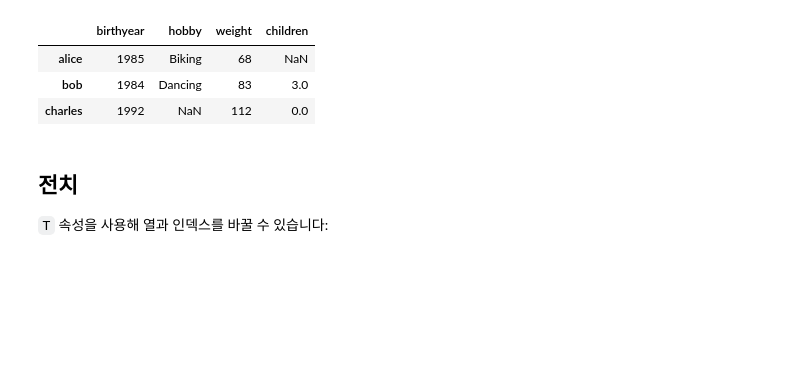
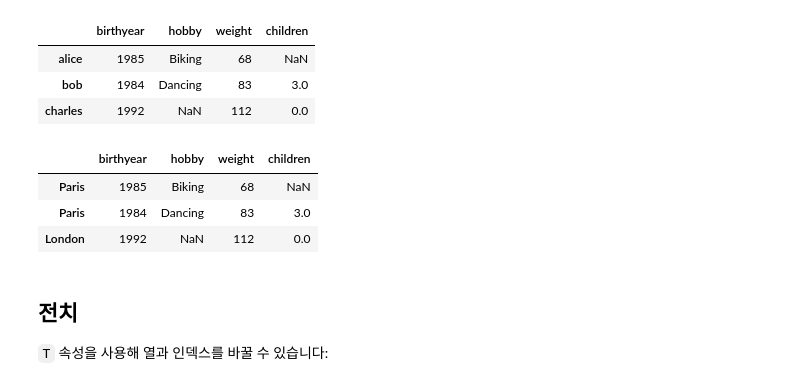
Before and after one commit to ljw02220/blog, a Jupyter notebook: data_mining/pandas/week_1b_pandas.ipynb, the cells around one changed output. Drawn from its saved outputs; the diff is of its cells as text; code cells hidden in the pictures; blank space fills up the shorter version.

```diff
--- a/data_mining/pandas/week_1b_pandas.ipynb
+++ b/data_mining/pandas/week_1b_pandas.ipynb
@@ -984,6 +990,13 @@ d6
 | alice | 1985 | Biking | 68 | NaN |
 | bob | 1984 | Dancing | 83 | 3.0 |
 | charles | 1992 | NaN | 112 | 0.0 |
+# %%
+d5.droplevel(level = 1)
+# %% [output]
+|  | birthyear | hobby | weight | children |
+| Paris | 1985 | Biking | 68 | NaN |
+| Paris | 1984 | Dancing | 83 | 3.0 |
+| London | 1992 | NaN | 112 | 0.0 |
 # %% [markdown]
 ## 전치
 
```
Also changed, not shown: parts of 7 cells of this notebook, 43 other files.
